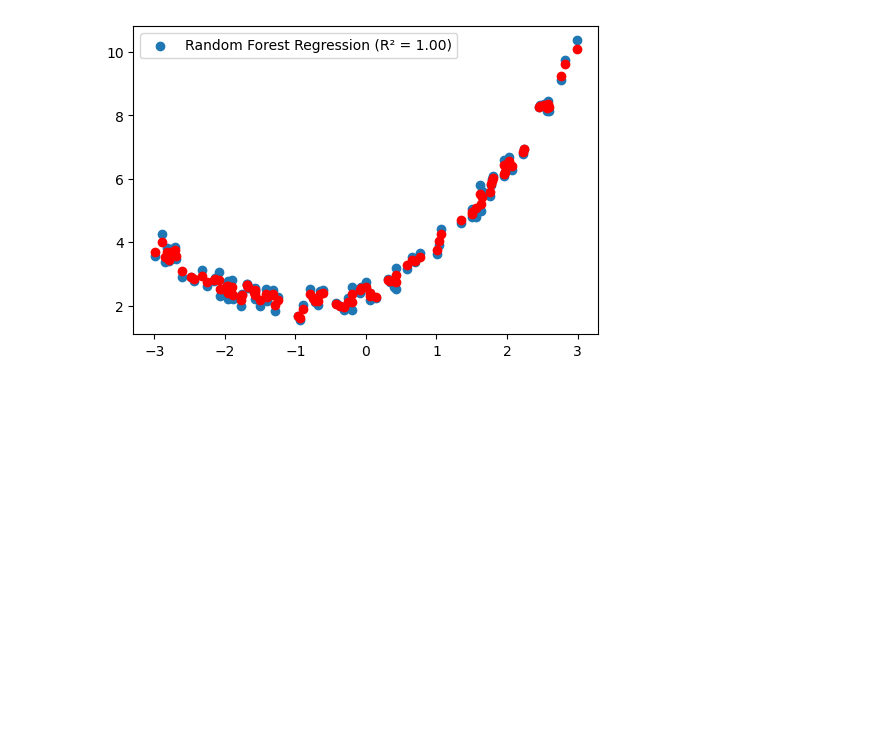
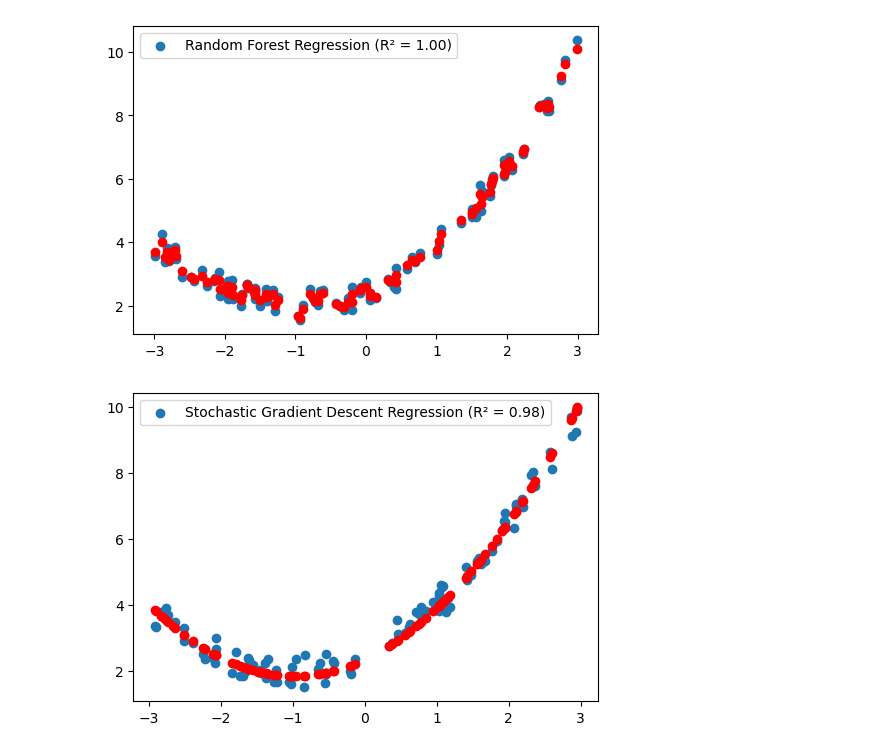
Before and after one commit to skn29teacher/skn29_lecture, a Jupyter notebook: 머신러닝/04.다항회귀/001.ipynb, the cells around one changed output. Saved outputs shown, nothing was run; the diff lists cells and outputs as text; code cells hidden in the pictures; blank space fills up the shorter version.

```diff
--- a/머신러닝/04.다항회귀/001.ipynb
+++ b/머신러닝/04.다항회귀/001.ipynb
@@ -72,3 +72,20 @@ plt.show()
 # %%
 # 확률적 경사하강법 모델
 from sklearn.linear_model import SGDRegressor
+from sklearn.preprocessing import PolynomialFeatures
+poly = PolynomialFeatures(degree=2, include_bias=False)
+x = 6* np.random.rand(m,1) - 3
+y = 0.5*x**2 + x+2+np.random.rand(m,1)
+x_poly = poly.fit_transform(x)
+
+sgd = SGDRegressor()
+sgd.fit(x_poly, y)
+
+y_pred = sgd.predict(x_poly)
+fig, ax = plt.subplots(figsize=(6,4))
+ax.scatter(x,y)
+ax.scatter(x, y_pred, color='red')
+plt.legend([f'Stochastic Gradient Descent Regression (R² = {sgd.score(x_poly, y):.2f})'])
+plt.show()
+# %% [output]
+[figure, added]
```
